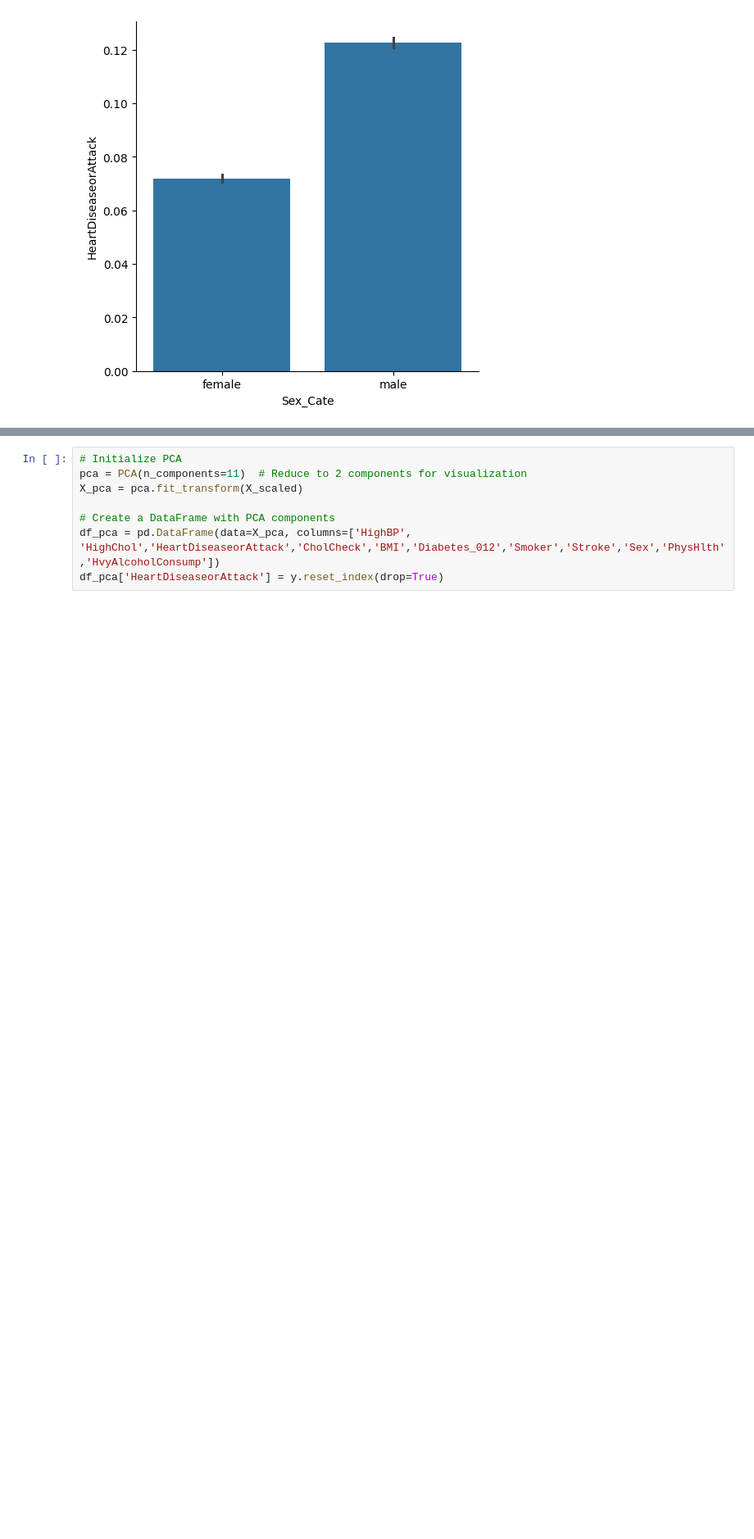
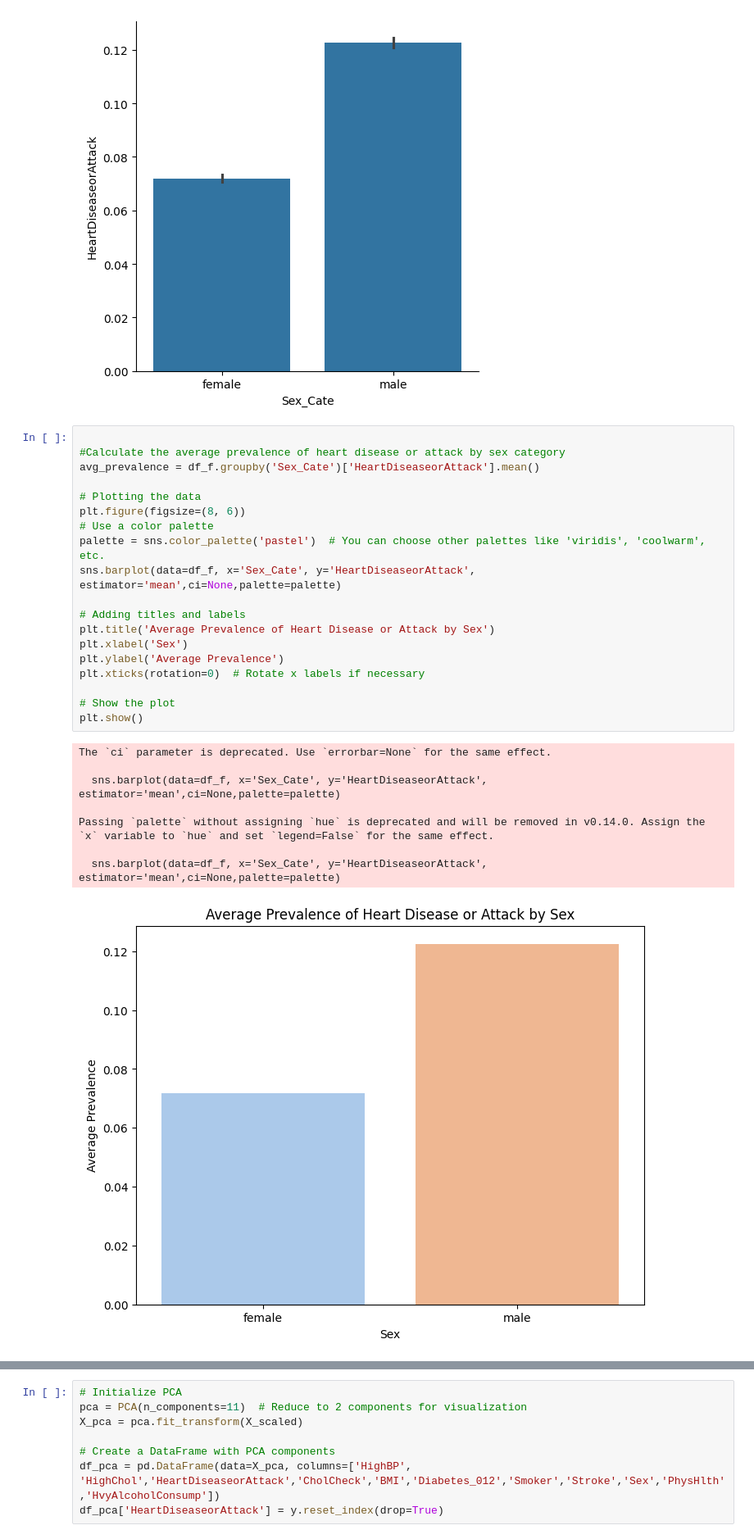
Before and after one commit to akhilnazim0/Data-Science-Project, a Jupyter notebook: Data_Science_Project_.ipynb, the cells around one changed output, grey strips where cells are left out. Shown at 82% size. Saved outputs shown, nothing was run; the diff lists cells and outputs as text; blank space fills up the shorter version.

```diff
--- a/Data_Science_Project_.ipynb
+++ b/Data_Science_Project_.ipynb
@@ -297,4 +297,32 @@ sns.catplot(data=df_f, y='HeartDiseaseorAttack', x='Sex_Cate', kind='bar')
 plt.show()
 # %% [output]
 [figure]
+# %%
+
+#Calculate the average prevalence of heart disease or attack by sex category
+avg_prevalence = df_f.groupby('Sex_Cate')['HeartDiseaseorAttack'].mean()
+
+# Plotting the data
+plt.figure(figsize=(8, 6))
+# Use a color palette
+palette = sns.color_palette('pastel')  # You can choose other palettes like 'viridis', 'coolwarm', etc.
+sns.barplot(data=df_f, x='Sex_Cate', y='HeartDiseaseorAttack', estimator='mean',ci=None,palette=palette)
+
+# Adding titles and labels
+plt.title('Average Prevalence of Heart Disease or Attack by Sex')
+plt.xlabel('Sex')
+plt.ylabel('Average Prevalence')
+plt.xticks(rotation=0)  # Rotate x labels if necessary
+
+# Show the plot
+plt.show()
+# %% [output]
+The `ci` parameter is deprecated. Use `errorbar=None` for the same effect.
+
+  sns.barplot(data=df_f, x='Sex_Cate', y='HeartDiseaseorAttack', estimator='mean',ci=None,palette=palette)
+
+Passing `palette` without assigning `hue` is deprecated and will be removed in v0.14.0. Assign the `x` variable to `hue` and set `legend=False` for the same effect.
+
+  sns.barplot(data=df_f, x='Sex_Cate', y='HeartDiseaseorAttack', estimator='mean',ci=None,palette=palette)
+[figure, added]
 # %%
```
Also changed, not shown: parts of 7 cells of this notebook.
